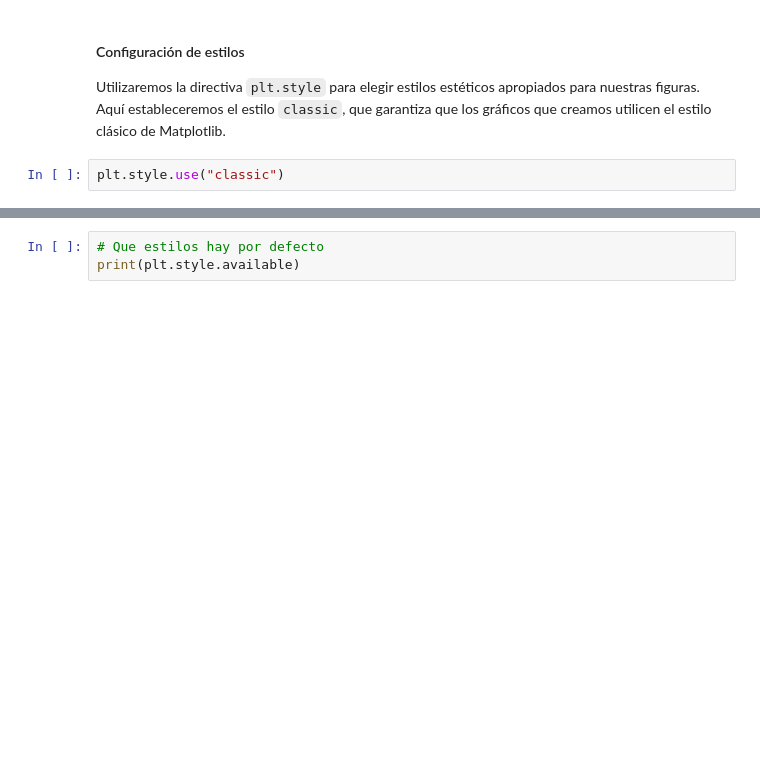
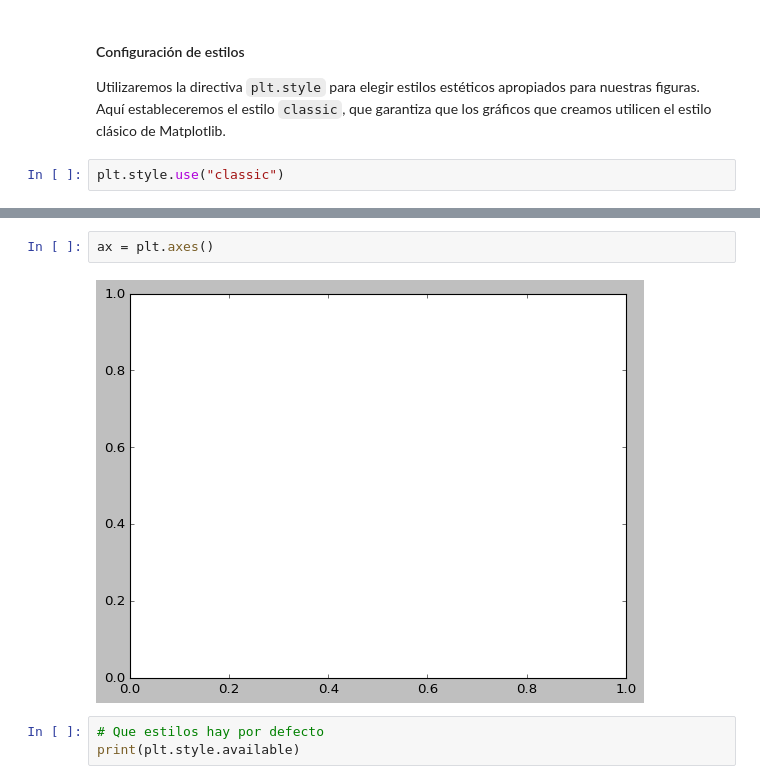
Before and after one commit to mfondevilla/DS-Online-MelaniaFondevilla, a Jupyter notebook: 03_Data_Analysis/Sprint_08/Unidad_01_Visualizacion_Basica_Matplotlib/01_Workout/01_Presentacion_Matplotlib.ipynb, the cells around one changed output, grey strips where cells are left out. Drawn from its saved outputs; the diff is of its cells as text; blank space fills up the shorter version.

```diff
--- a/03_Data_Analysis/Sprint_08/Unidad_01_Visualizacion_Basica_Matplotlib/01_Workout/01_Presentacion_Matplotlib.ipynb
+++ b/03_Data_Analysis/Sprint_08/Unidad_01_Visualizacion_Basica_Matplotlib/01_Workout/01_Presentacion_Matplotlib.ipynb
@@ -36,3 +42,7 @@ plt.style.use("classic")
+# %%
+ax = plt.axes()
+# %% [output]
+[figure, added]
 # %%
 # Que estilos hay por defecto
 print(plt.style.available)
```
Also changed, not shown: parts of 2 cells of this notebook, 8 other files.
